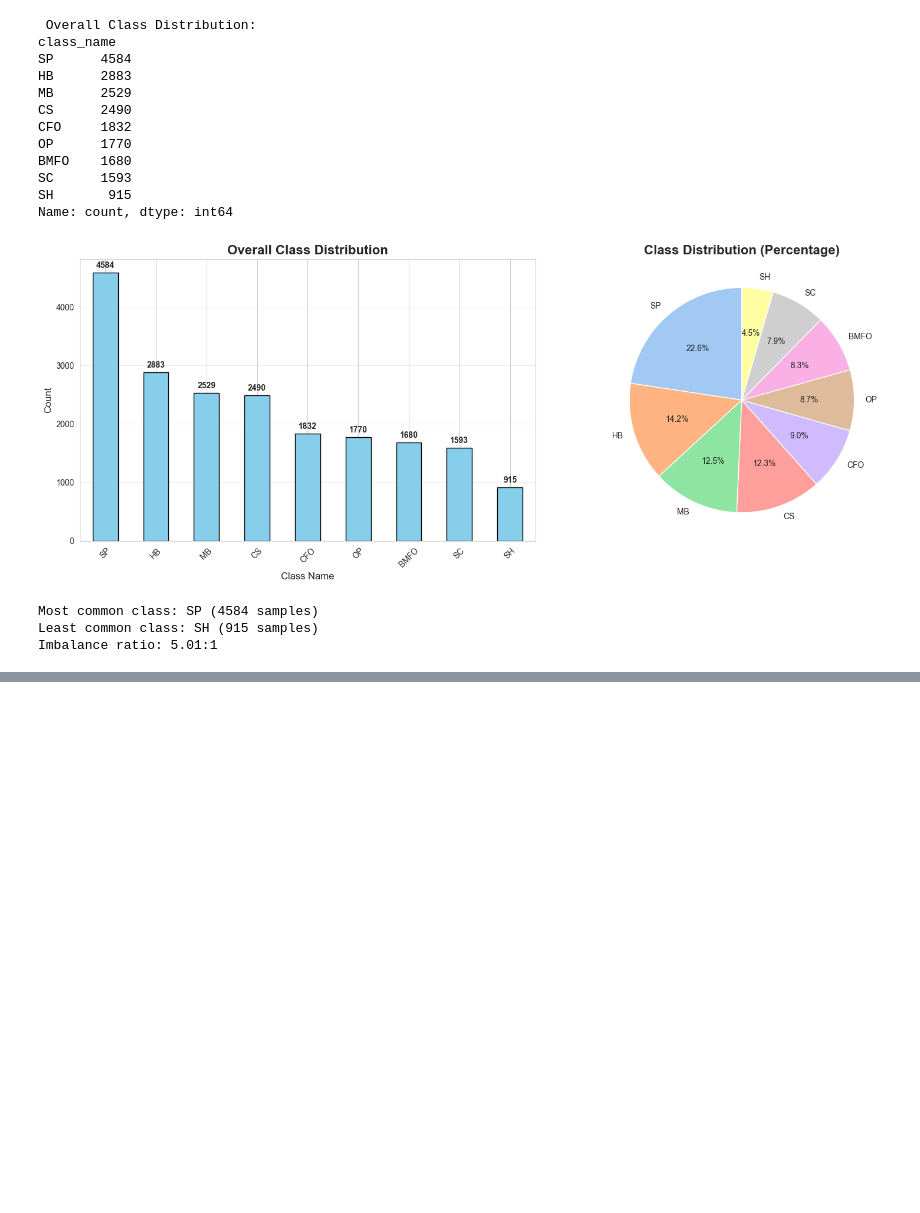
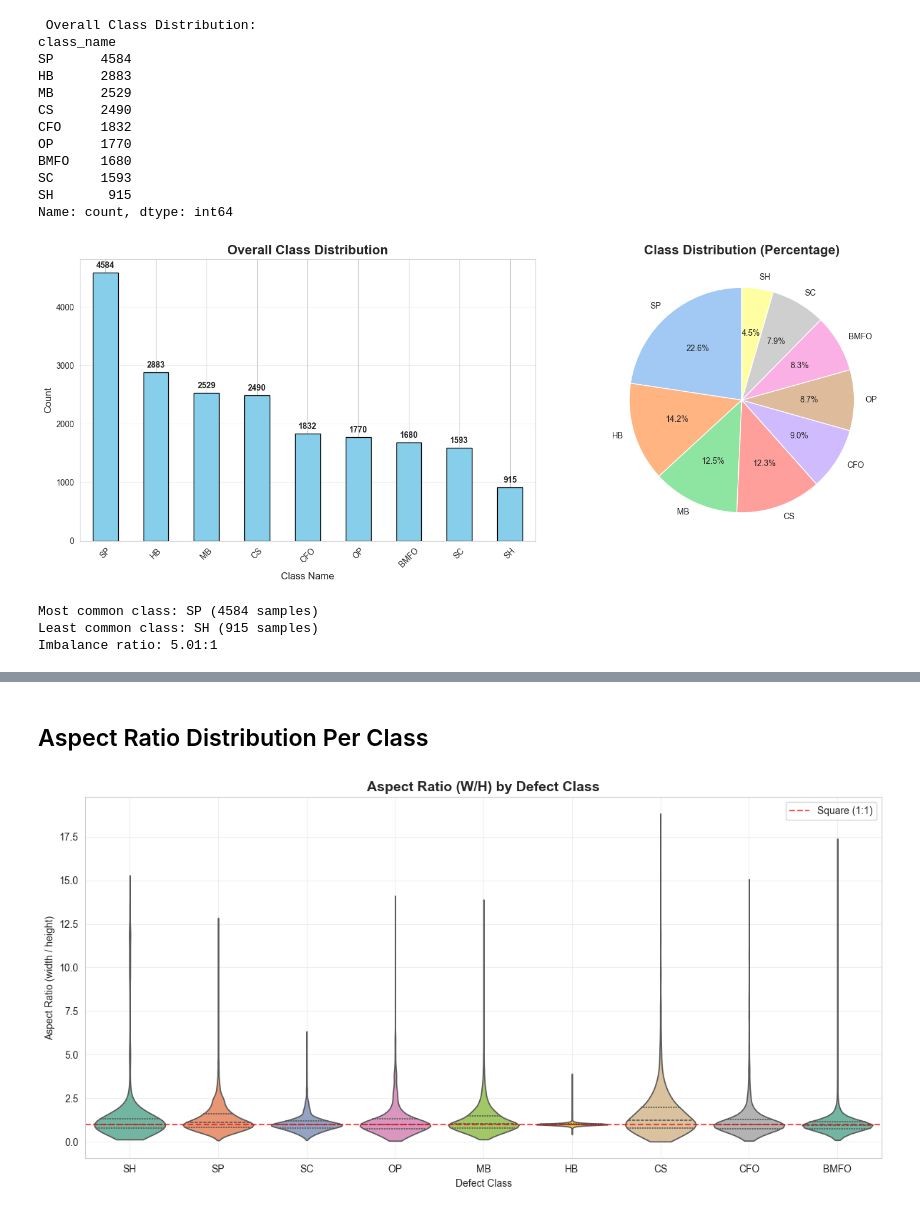
Before and after one commit to MalipieroMattia/ADVCV_final_project, a Jupyter notebook: EDA/EDA_pcb.ipynb, the cells around one changed output, grey strips where cells are left out. Cells and saved outputs as stored; diff of their text form; code cells hidden in the pictures; blank space fills up the shorter version.

```diff
--- a/EDA/EDA_pcb.ipynb
+++ b/EDA/EDA_pcb.ipynb
@@ -399,0 +443,21 @@ SAMPLE IMAGES WITH ANNOTATIONS
+# %% [markdown]
+## Aspect Ratio Distribution Per Class
+# %%
+# Aspect ratio per class
+all_annotations['aspect_ratio'] = all_annotations['bbox_width'] / all_annotations['bbox_height']
+
+fig, ax = plt.subplots(figsize=(12, 6))
+order = list(CLASS_NAMES.values())
+sns.violinplot(data=all_annotations, x='class_name', y='aspect_ratio', order=order,
+               palette='Set2', cut=0, inner='quartile', ax=ax)
+ax.axhline(y=1, color='red', linestyle='--', alpha=0.7, label='Square (1:1)')
+ax.set_title('Aspect Ratio (W/H) by Defect Class', fontsize=14, fontweight='bold')
+ax.set_xlabel('Defect Class')
+ax.set_ylabel('Aspect Ratio (width / height)')
+ax.legend()
+ax.grid(alpha=0.3)
+
+plt.tight_layout()
+plt.show()
+# %% [output]
+[figure, added]
```
Also changed, not shown: parts of 30 cells of this notebook, 18 other files.
